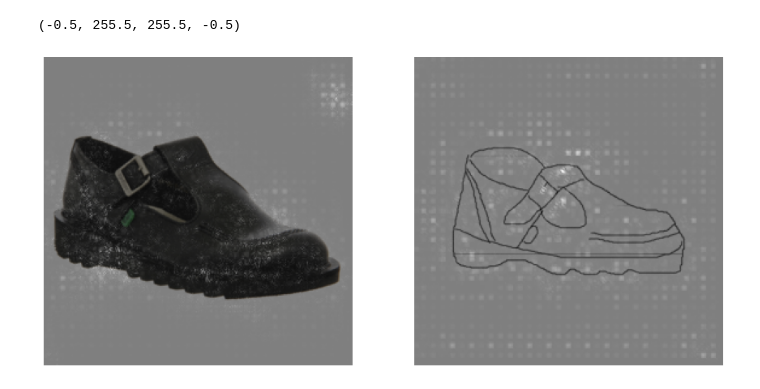
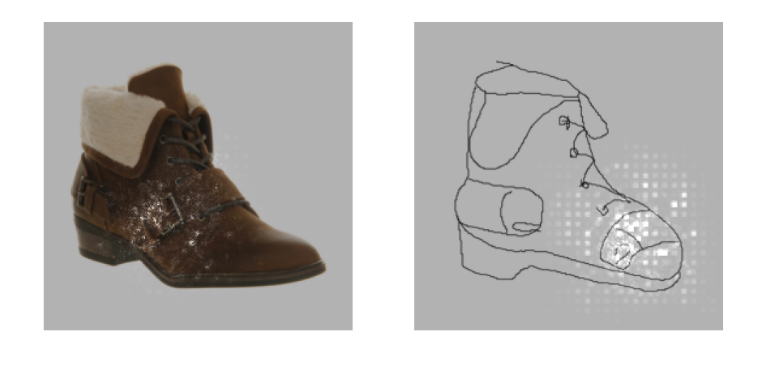
Before and after one commit to xjq1998/DLI-Net, a Jupyter notebook: visualize_backprop.ipynb, the cells around one changed output. Cells and saved outputs as stored; diff of their text form; code cells hidden in the pictures.

```diff
--- a/visualize_backprop.ipynb
+++ b/visualize_backprop.ipynb
@@ -116,55 +39,48 @@ def save_gradient_images(gradient, file_name):
 # %%
 ckpt_path='/home/xjq/code/shoe/DLI-Net/ckpt/dli-shoe-v2.pth'
-img_encoder=Encoder('mid').cuda()
+ph_encoder=Encoder('mid').cuda()
 sk_encoder=Encoder('mid').cuda()
 ckpt=torch.load(ckpt_path)
-img_encoder.load_state_dict(ckpt['encoder_img'])
-sk_encoder.load_state_dict(ckpt['encoder_sk'])
+ph_encoder.load_state_dict(ckpt['ph_encoder'])
+sk_encoder.load_state_dict(ckpt['sk_encoder'])
 self_interaction=SelfInteraction(0.5)
 match=CrossInteraction('2norm')
-guided_back=GuidedBackprop(img_encoder,sk_encoder,self_interaction,match)
+guided_back=GuidedBackprop(ph_encoder,sk_encoder,self_interaction,match)
 # %%
-img_path='/home/xjq/code/dataset/qmul_v2/ShoeV2/trainB/1050000078.png'
-sk_path='/home/xjq/code/dataset/qmul_v2/ShoeV2/trainA/1050000078_2.png'
+ph_path='/home/xjq/code/dataset/qmul-shoe/ShoeV2_photo/1388950015.png'
+sk_path='/home/xjq/code/dataset/qmul-shoe/ShoeV2_sketch/png/1388950015_1.png'
 norm=transforms.Normalize(mean=[0.5, 0.5, 0.5], std=[0.5, 0.5, 0.5])
 input_transform=transforms.Compose([transforms.Resize(256),transforms.ToTensor(), norm])
-img=Image.open(img_path)
-img_tensor=input_transform(img)
-img_tensor=img_tensor.unsqueeze(0).cuda()
+ph=Image.open(ph_path)
+ph_tensor=input_transform(ph)
+ph_tensor=ph_tensor.unsqueeze(0).cuda()
 sk=Image.open(sk_path)
 sk = sk.split()[3]
 sk = Image.merge('RGB', (sk, sk, sk))
 sk_tensor = input_transform(sk)
 sk_tensor=sk_tensor.unsqueeze(0).cuda()
-img_tensor.requires_grad=True
+ph_tensor.requires_grad=True
 sk_tensor.requires_grad=True
 # %%
-img_grad,sk_grad=guided_back.generate_gradients(img_tensor,sk_tensor)
-grayscale_img_grads = convert_to_grayscale(img_grad).transpose(1,2,0)
+ph_grad,sk_grad=guided_back.generate_gradients(ph_tensor,sk_tensor,103)
+grayscale_ph_grads = convert_to_grayscale(ph_grad).transpose(1,2,0)
 grayscale_sk_grads = convert_to_grayscale(sk_grad).transpose(1,2,0)
-# grayscale_img_grads = convert_to_rgb(img_gradients).transpose(1,2,0)
-# grayscale_sk_grads = convert_to_rgb(sk_gradients).transpose(1,2,0)
-# conver original img
-# img=img.resize((256,256))
-# sk=sk.resize((256,256))
-# img=np.array(grayscale_img_grads).transpose(2, 1, 0)
-# sk=np.array(grayscale_sk_grads).transpose(2, 1, 0)
-img=img.resize((256,256))
+ph=ph.resize((256,256))
 sk=invert_sk(sk)
 sk=sk.resize((256,256))
-back_img=np.array(img)*0.5+grayscale_img_grads*0.5
-back_sk=np.array(sk)*0.5+grayscale_sk_grads*0.5
-back_img=np.clip(back_img,0,255)
+back_ph=np.array(ph)*0.7+grayscale_ph_grads
+back_sk=np.array(sk)*0.7+grayscale_sk_grads
+back_ph=np.clip(back_ph,0,255)
 back_sk=np.clip(back_sk,0,255)
 
-back_img=np.uint8(back_img)
+back_ph=np.uint8(back_ph)
 back_sk=np.uint8(back_sk)
 plt.subplot(1, 2, 1)
-plt.imshow(back_img)
+plt.imshow(back_ph)
 plt.axis('off')
 plt.subplot(1, 2, 2)
 plt.imshow(back_sk)
 plt.axis('off')
+plt.savefig('./backprop.svg')
 # %% [output]
-(-0.5, 255.5, 255.5, -0.5)
-[figure, old version]
+[figure, new version]
```
Also changed, not shown: parts of 1 cell of this notebook, 17 other files.
